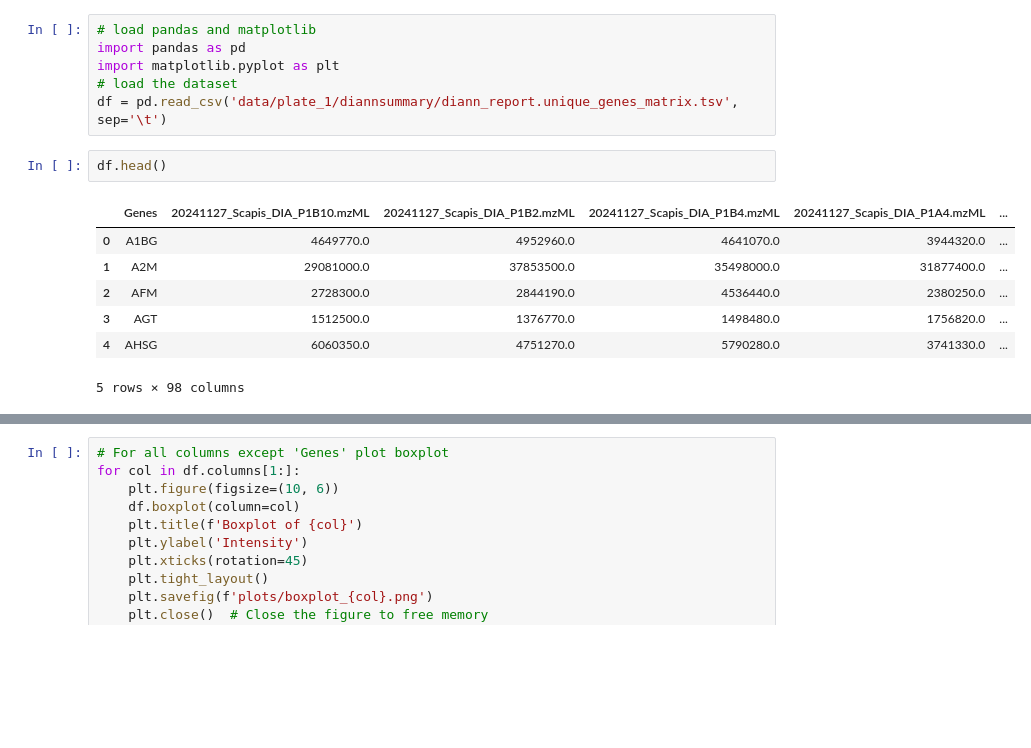
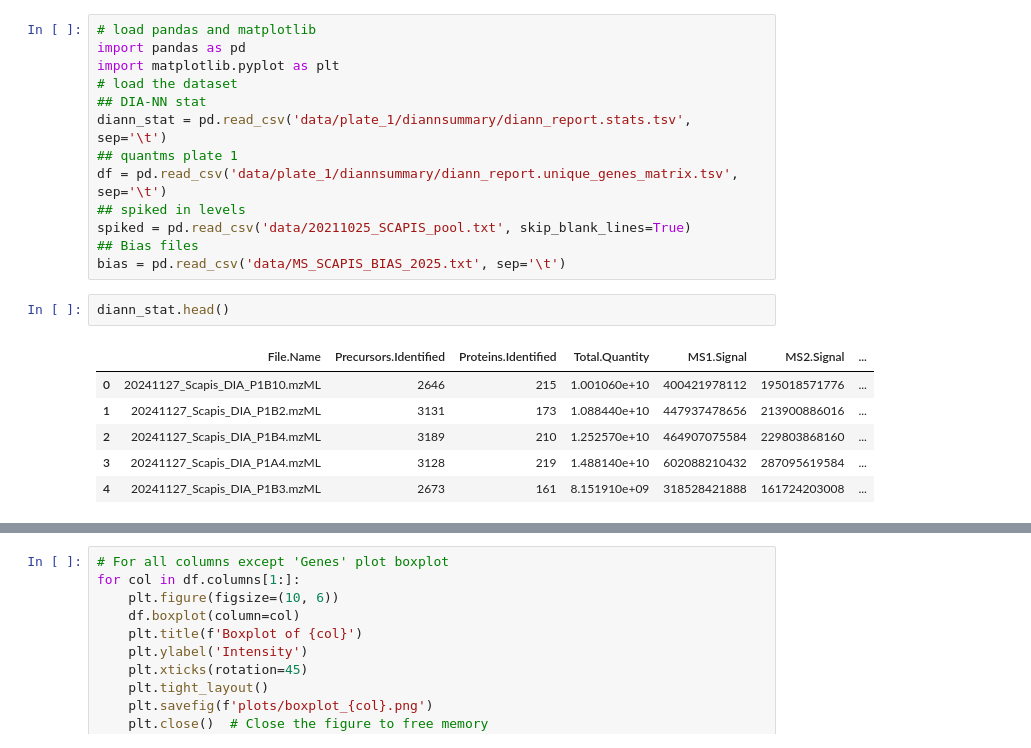
Before and after one commit to thanadol-git/deepmrm_input, a Jupyter notebook: diann_plate.ipynb, the cells around one changed output, grey strips where cells are left out. Drawn from its saved outputs; the diff is of its cells as text; blank space fills up the shorter version.

Commit message:
add preuroe or proteins

```diff
--- a/diann_plate.ipynb
+++ b/diann_plate.ipynb
@@ -3,14 +3,20 @@
 import pandas as pd
 import matplotlib.pyplot as plt
 # load the dataset
+## DIA-NN stat
+diann_stat = pd.read_csv('data/plate_1/diannsummary/diann_report.stats.tsv', sep='\t')
+## quantms plate 1
 df = pd.read_csv('data/plate_1/diannsummary/diann_report.unique_genes_matrix.tsv', sep='\t')
+## spiked in levels
+spiked = pd.read_csv('data/20211025_SCAPIS_pool.txt', skip_blank_lines=True)
+## Bias files
+bias = pd.read_csv('data/MS_SCAPIS_BIAS_2025.txt', sep='\t')
 # %%
-df.head()
+diann_stat.head()
 # %% [output]
-|  | Genes | 20241127_Scapis_DIA_P1B10.mzML | 20241127_Scapis_DIA_P1B2.mzML | 20241127_Scapis_DIA_P1B4.mzML | 20241127_Scapis_DIA_P1A4.mzML | ... |
-| 0 | A1BG | 4649770.0 | 4952960.0 | 4641070.0 | 3944320.0 | ... |
-| 1 | A2M | 29081000.0 | 37853500.0 | 35498000.0 | 31877400.0 | ... |
-| 2 | AFM | 2728300.0 | 2844190.0 | 4536440.0 | 2380250.0 | ... |
-| 3 | AGT | 1512500.0 | 1376770.0 | 1498480.0 | 1756820.0 | ... |
-| 4 | AHSG | 6060350.0 | 4751270.0 | 5790280.0 | 3741330.0 | ... |
+|  | File.Name | Precursors.Identified | Proteins.Identified | Total.Quantity | MS1.Signal | MS2.Signal | ... |
+| 0 | 20241127_Scapis_DIA_P1B10.mzML | 2646 | 215 | 1.001060e+10 | 400421978112 | 195018571776 | ... |
+| 1 | 20241127_Scapis_DIA_P1B2.mzML | 3131 | 173 | 1.088440e+10 | 447937478656 | 213900886016 | ... |
+| 2 | 20241127_Scapis_DIA_P1B4.mzML | 3189 | 210 | 1.252570e+10 | 464907075584 | 229803868160 | ... |
+| 3 | 20241127_Scapis_DIA_P1A4.mzML | 3128 | 219 | 1.488140e+10 | 602088210432 | 287095619584 | ... |
+| 4 | 20241127_Scapis_DIA_P1B3.mzML | 2673 | 161 | 8.151910e+09 | 318528421888 | 161724203008 | ... |
-5 rows × 98 columns
```
Also changed, not shown: parts of 6 cells of this notebook.
